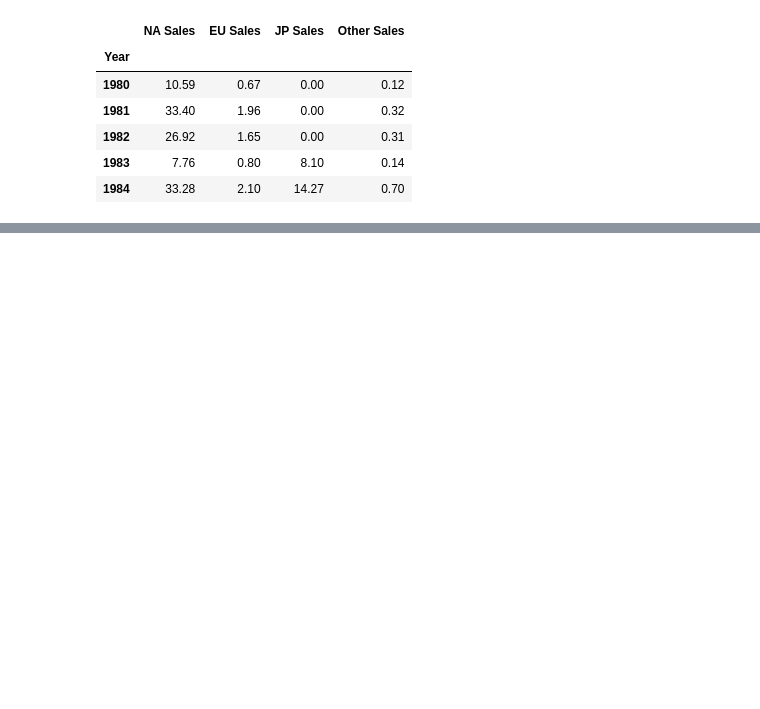
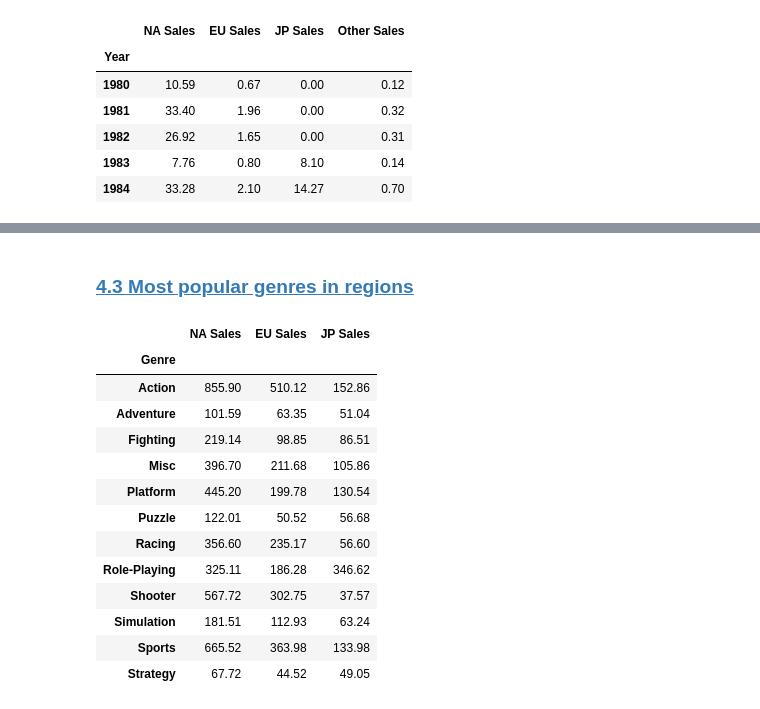
Before and after one commit to necenceu/video-game-sales, a Jupyter notebook: Video Games Sales.ipynb, the cells around one changed output, grey strips where cells are left out. Saved outputs shown, nothing was run; the diff lists cells and outputs as text; code cells hidden in the pictures; blank space fills up the shorter version.

```diff
--- a/Video Games Sales.ipynb
+++ b/Video Games Sales.ipynb
@@ -204,0 +255,21 @@ plt.show()
+# %% [markdown]
+### [4.3 Most popular genres in regions]()
+# %%
+# Preparing data frame for visualization
+genres_in_region = df.groupby('Genre').sum().drop(columns = {'Year', 'Other Sales', 'Global Sales'}, axis = 1)
+genres_in_region
+# %% [output]
+|  | NA Sales | EU Sales | JP Sales |
+| Genre |  |  |  |
+| Action | 855.90 | 510.12 | 152.86 |
+| Adventure | 101.59 | 63.35 | 51.04 |
+| Fighting | 219.14 | 98.85 | 86.51 |
+| Misc | 396.70 | 211.68 | 105.86 |
+| Platform | 445.20 | 199.78 | 130.54 |
+| Puzzle | 122.01 | 50.52 | 56.68 |
+| Racing | 356.60 | 235.17 | 56.60 |
+| Role-Playing | 325.11 | 186.28 | 346.62 |
+| Shooter | 567.72 | 302.75 | 37.57 |
+| Simulation | 181.51 | 112.93 | 63.24 |
+| Sports | 665.52 | 363.98 | 133.98 |
+| Strategy | 67.72 | 44.52 | 49.05 |
```
Also changed, not shown: parts of 24 cells of this notebook.
